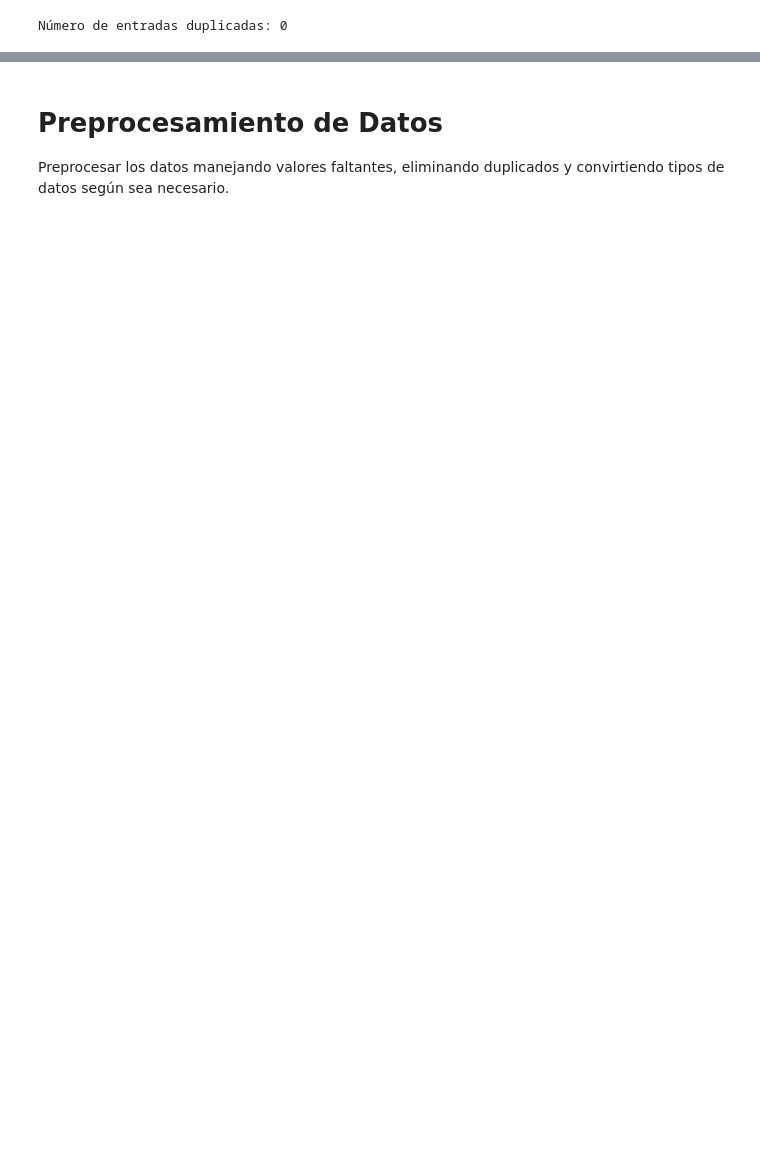
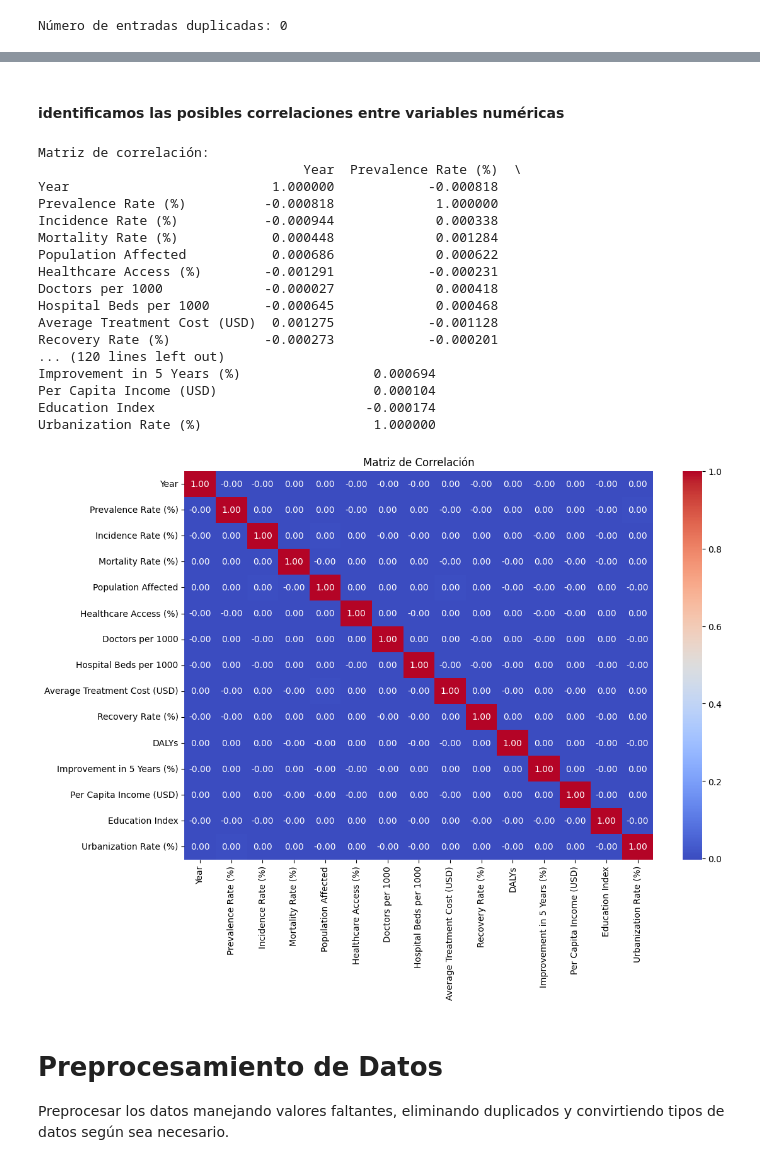
Before and after one commit to FelicianoRN01/PIA, a Jupyter notebook: Proyecto_Analisis/notebook_proyecto.ipynb, the cells around one changed output, grey strips where cells are left out. Drawn from its saved outputs; the diff is of its cells as text; code cells hidden in the pictures; blank space fills up the shorter version.

```diff
--- a/Proyecto_Analisis/notebook_proyecto.ipynb
+++ b/Proyecto_Analisis/notebook_proyecto.ipynb
@@ -29,6 +28,0 @@ Realizar una exploración inicial del conjunto de datos, incluyendo la visualiza
-# %%
-# Eliminar las columnas 'Per Capita Income (USD)', 'Education Index' y 'Urbanization Rate (%)'
-df.drop(columns=['Per Capita Income (USD)', 'Education Index', 'Urbanization Rate (%)'], inplace=True)
-
-# Verificar los cambios
-df.head()
@@ -82,0 +269,5 @@ memory usage: 145.0+ MB
+# %%
+# Convertir columnas a categórias
+categorical_columns = ['Age Group', 'Gender', 'Availability of Vaccines/Treatment']
+for col in categorical_columns:
+    df[col] = df[col].astype('category')
@@ -180,3 +401,33 @@ Improvement in 5 Years (%): 1001
+# %% [markdown]
+#### identificamos las posibles correlaciones entre variables numéricas
+# %%
+numeric_df = df.select_dtypes(include=[np.number])
+print("Matriz de correlación:")
+print(numeric_df.corr())
+
+plt.figure(figsize=(12, 8))
+sns.heatmap(numeric_df.corr(), annot=True, cmap='coolwarm', fmt=".2f")
+plt.title("Matriz de Correlación")
+plt.show()
+# %% [output]
+Matriz de correlación:
+                                  Year  Prevalence Rate (%)  \
+Year                          1.000000            -0.000818
+Prevalence Rate (%)          -0.000818             1.000000
+Incidence Rate (%)           -0.000944             0.000338
+Mortality Rate (%)            0.000448             0.001284
+Population Affected           0.000686             0.000622
+Healthcare Access (%)        -0.001291            -0.000231
+Doctors per 1000             -0.000027             0.000418
+Hospital Beds per 1000       -0.000645             0.000468
+Average Treatment Cost (USD)  0.001275            -0.001128
+Recovery Rate (%)            -0.000273            -0.000201
+... (120 lines left out)
+Improvement in 5 Years (%)                 0.000694
+Per Capita Income (USD)                    0.000104
+Education Index                           -0.000174
+Urbanization Rate (%)                      1.000000
+[figure, added]
 # %% [markdown]
 # Preprocesamiento de Datos
 Preprocesar los datos manejando valores faltantes, eliminando duplicados y convirtiendo tipos de datos según sea necesario.
```
Also changed, not shown: parts of 90 cells of this notebook, 1 other file.
